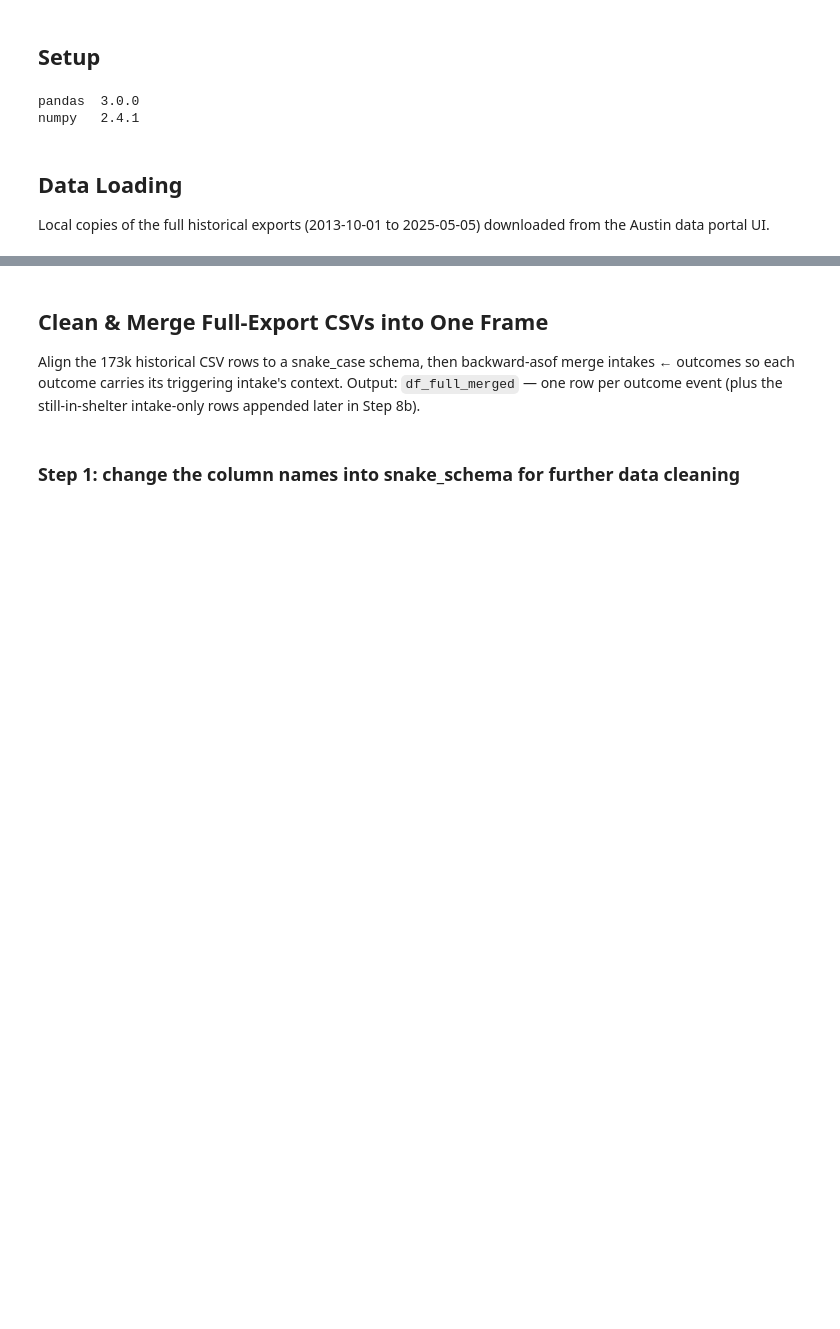
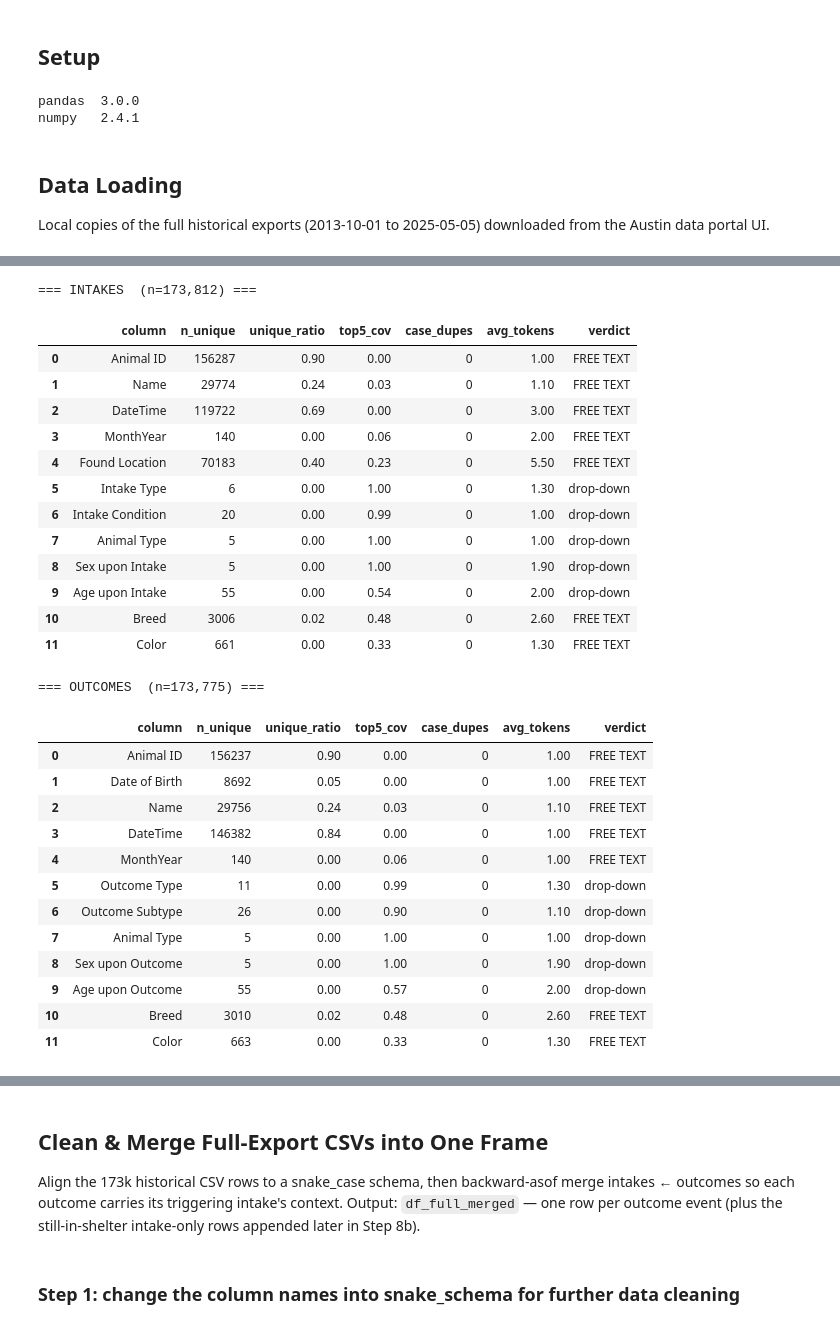
Before and after one commit to chienchien50425-alt/Long-Stay-Prediction-Austin-Animal-Shelter, a Jupyter notebook: notebooks/01_cleaning.ipynb, the cells around one changed output, grey strips where cells are left out. Saved outputs shown, nothing was run; the diff lists cells and outputs as text; code cells hidden in the pictures; blank space fills up the shorter version.

```diff
--- a/notebooks/01_cleaning.ipynb
+++ b/notebooks/01_cleaning.ipynb
@@ -115,0 +139,57 @@ memory usage: 15.9 MB
+# %%
+def profile_columns(df, name):
+    """Classify every raw column as drop-down / semi-controlled / free text."""
+    rows, n = [], len(df)
+    for c in df.columns:
+        s  = df[c].dropna().astype(str)
+        nu = s.nunique()
+        ratio = nu / max(len(s), 1)
+        norm  = s.str.strip().str.lower()
+        case_dupes = nu - norm.nunique()          # > 0 => same value typed two ways => free text
+        top5  = norm.value_counts(normalize=True).head(5).sum() if len(s) else 0.0
+        if ratio < 0.001 and nu <= 60:
+            verdict = 'drop-down'
+        elif ratio < 0.02 and top5 > 0.5:
+            verdict = 'semi-controlled'
+        else:
+            verdict = 'FREE TEXT'
+        rows.append(dict(column=c, n_unique=nu, unique_ratio=round(ratio, 5),
+                         top5_cov=round(top5, 3), case_dupes=case_dupes,
+                         avg_tokens=round(s.str.split().str.len().mean(), 1),
+                         verdict=verdict))
+    out = pd.DataFrame(rows)
+    print(f'=== {name}  (n={n:,}) ===')
+    display(out)
+    return out
+
+_prof_intakes  = profile_columns(df_full_intakes,  'INTAKES')
+_prof_outcomes = profile_columns(df_full_outcomes, 'OUTCOMES')
+# %% [output]
+=== INTAKES  (n=173,812) ===
+|  | column | n_unique | unique_ratio | top5_cov | case_dupes | avg_tokens | verdict |
+| 0 | Animal ID | 156287 | 0.90 | 0.00 | 0 | 1.00 | FREE TEXT |
+| 1 | Name | 29774 | 0.24 | 0.03 | 0 | 1.10 | FREE TEXT |
+| 2 | DateTime | 119722 | 0.69 | 0.00 | 0 | 3.00 | FREE TEXT |
+| 3 | MonthYear | 140 | 0.00 | 0.06 | 0 | 2.00 | FREE TEXT |
+| 4 | Found Location | 70183 | 0.40 | 0.23 | 0 | 5.50 | FREE TEXT |
+| 5 | Intake Type | 6 | 0.00 | 1.00 | 0 | 1.30 | drop-down |
+| 6 | Intake Condition | 20 | 0.00 | 0.99 | 0 | 1.00 | drop-down |
+| 7 | Animal Type | 5 | 0.00 | 1.00 | 0 | 1.00 | drop-down |
+| 8 | Sex upon Intake | 5 | 0.00 | 1.00 | 0 | 1.90 | drop-down |
+| 9 | Age upon Intake | 55 | 0.00 | 0.54 | 0 | 2.00 | drop-down |
+| 10 | Breed | 3006 | 0.02 | 0.48 | 0 | 2.60 | FREE TEXT |
+| 11 | Color | 661 | 0.00 | 0.33 | 0 | 1.30 | FREE TEXT |
+=== OUTCOMES  (n=173,775) ===
+|  | column | n_unique | unique_ratio | top5_cov | case_dupes | avg_tokens | verdict |
+| 0 | Animal ID | 156237 | 0.90 | 0.00 | 0 | 1.00 | FREE TEXT |
+| 1 | Date of Birth | 8692 | 0.05 | 0.00 | 0 | 1.00 | FREE TEXT |
+| 2 | Name | 29756 | 0.24 | 0.03 | 0 | 1.10 | FREE TEXT |
+| 3 | DateTime | 146382 | 0.84 | 0.00 | 0 | 1.00 | FREE TEXT |
+| 4 | MonthYear | 140 | 0.00 | 0.06 | 0 | 1.00 | FREE TEXT |
+| 5 | Outcome Type | 11 | 0.00 | 0.99 | 0 | 1.30 | drop-down |
+| 6 | Outcome Subtype | 26 | 0.00 | 0.90 | 0 | 1.10 | drop-down |
+| 7 | Animal Type | 5 | 0.00 | 1.00 | 0 | 1.00 | drop-down |
+| 8 | Sex upon Outcome | 5 | 0.00 | 1.00 | 0 | 1.90 | drop-down |
+| 9 | Age upon Outcome | 55 | 0.00 | 0.57 | 0 | 2.00 | drop-down |
+| 10 | Breed | 3010 | 0.02 | 0.48 | 0 | 2.60 | FREE TEXT |
+| 11 | Color | 663 | 0.00 | 0.33 | 0 | 1.30 | FREE TEXT |
```
Also changed, not shown: parts of 11 cells of this notebook, 3 other files.
